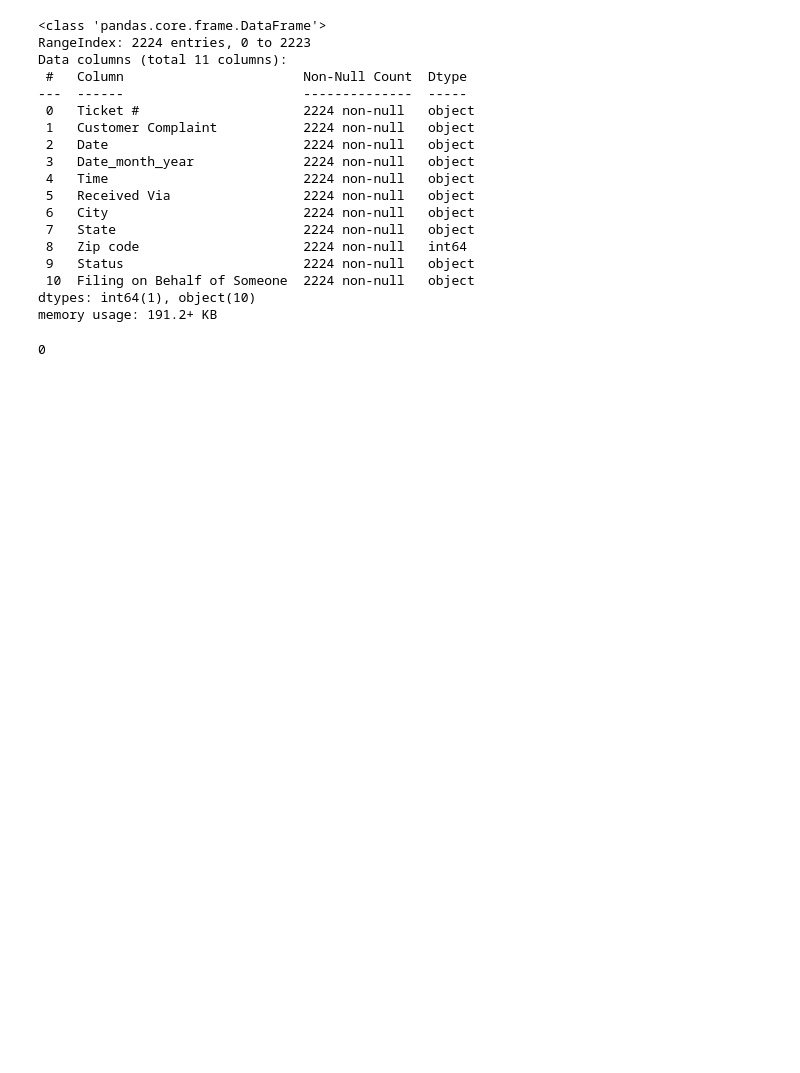
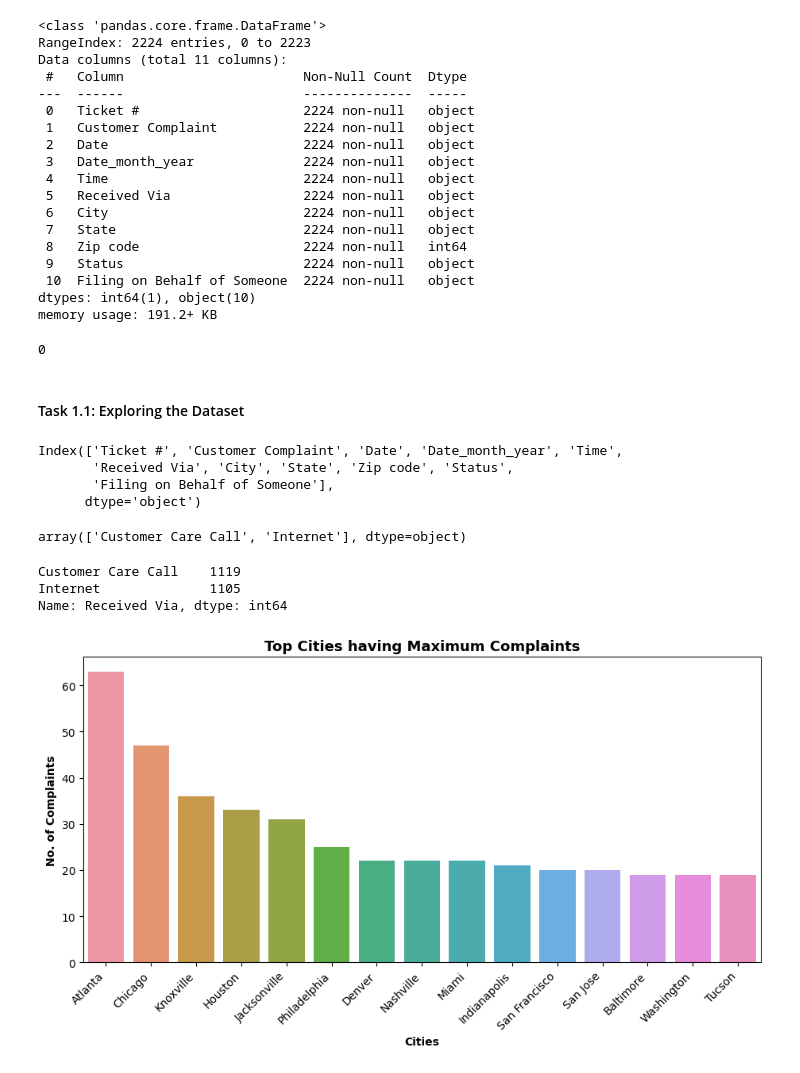
Before and after one commit to lavkushsingh31/Data_Science_Machine_Learning_Projects, a Jupyter notebook: Course Project - Comcast Telecom Consumer Complaints/Comcast Telecom Consumer Complaints.ipynb, the cells around one changed output. Cells and saved outputs as stored; diff of their text form; code cells hidden in the pictures; blank space fills up the shorter version.

Commit message:
added exploratory data analysis

```diff
--- a/Course Project - Comcast Telecom Consumer Complaints/Comcast Telecom Consumer Complaints.ipynb
+++ b/Course Project - Comcast Telecom Consumer Complaints/Comcast Telecom Consumer Complaints.ipynb
@@ -39,3 +41,35 @@ memory usage: 191.2+ KB
 comcast_data.duplicated().sum()
 # %% [output]
 0
+# %% [markdown]
+#### Task 1.1: Exploring the Dataset
+# %%
+comcast_data.columns
+# %% [output]
+Index(['Ticket #', 'Customer Complaint', 'Date', 'Date_month_year', 'Time',
+       'Received Via', 'City', 'State', 'Zip code', 'Status',
+       'Filing on Behalf of Someone'],
+      dtype='object')
+# %%
+comcast_data['Received Via'].unique()
+# %% [output]
+array(['Customer Care Call', 'Internet'], dtype=object)
+# %%
+comcast_data['Received Via'].value_counts()
+# %% [output]
+Customer Care Call    1119
+Internet              1105
+Name: Received Via, dtype: int64
+# %%
+top_15_city_max_complains = comcast_data['City'].value_counts()[:15]
+top_15_city_min_complains = comcast_data['City'].value_counts(ascending = True)[:15]
+# %%
+plt.figure(figsize=(11,5))
+ax = sns.barplot(x = top_15_city_max_complains.index, y = top_15_city_max_complains.values)
+ax.bar_label(ax.containers[0])
+plt.xticks(rotation=45, ha='right')
+plt.title('Top Cities having Maximum Complaints', fontsize = 13, fontweight="bold")
+plt.xlabel('Cities', fontweight="bold")
+plt.ylabel('No. of Complaints', fontweight="bold");
+# %% [output]
+[figure, added]
```
Also changed, not shown: parts of 11 cells of this notebook.
